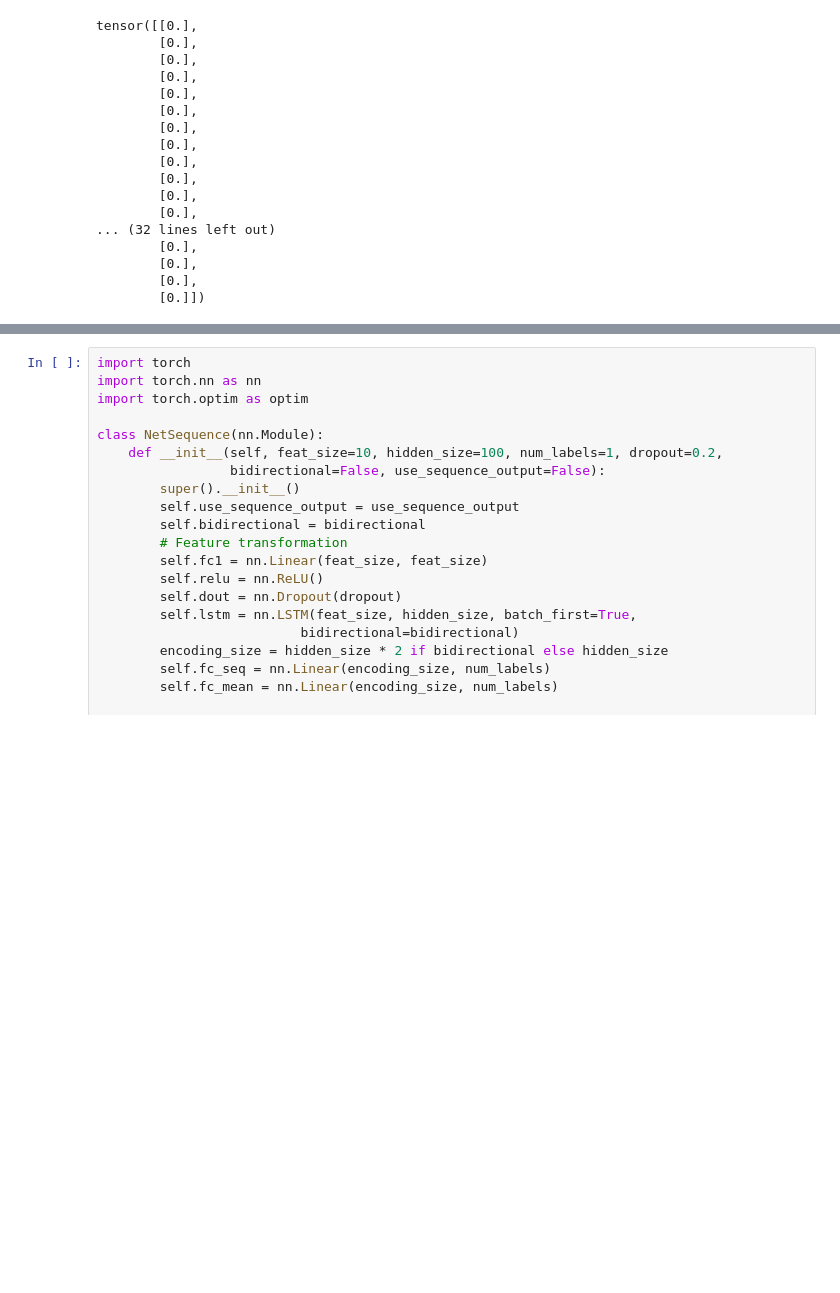
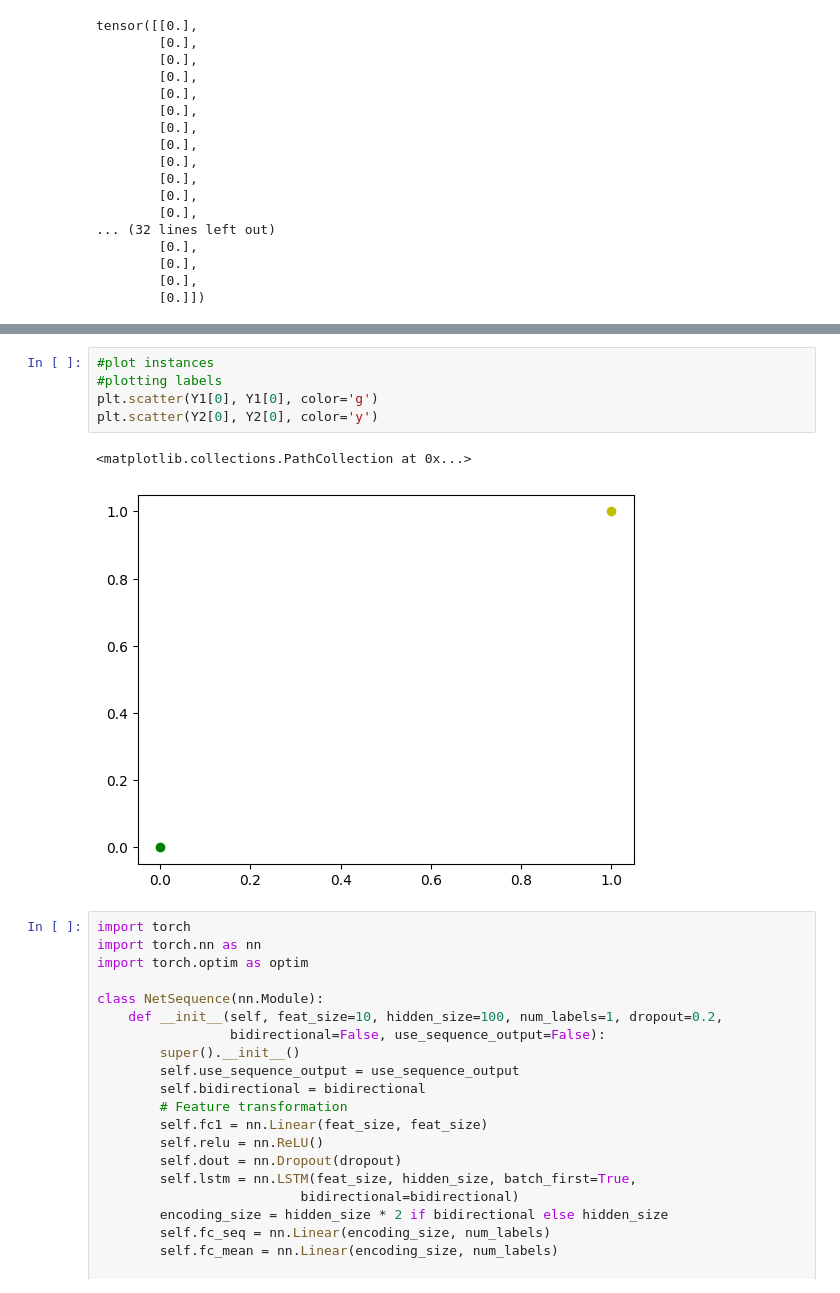
Before and after one commit to Saputoa21/Machine-Translation, a Jupyter notebook: Kopie_von_toy_lstm_pytorch_binaryclassifier_BasicsMT2025s.ipynb, the cells around one changed output, grey strips where cells are left out. Cells and saved outputs as stored; diff of their text form; blank space fills up the shorter version.

```diff
--- a/Kopie_von_toy_lstm_pytorch_binaryclassifier_BasicsMT2025s.ipynb
+++ b/Kopie_von_toy_lstm_pytorch_binaryclassifier_BasicsMT2025s.ipynb
@@ -1371,3 +1382,11 @@ tensor([[0.],
+# %%
+#plot instances
+#plotting labels
+plt.scatter(Y1[0], Y1[0], color='g')
+plt.scatter(Y2[0], Y2[0], color='y')
+# %% [output]
+<matplotlib.collections.PathCollection at 0x...>
+[figure, added]
 # %%
 import torch
 import torch.nn as nn
```
Also changed, not shown: parts of 4 cells of this notebook.
